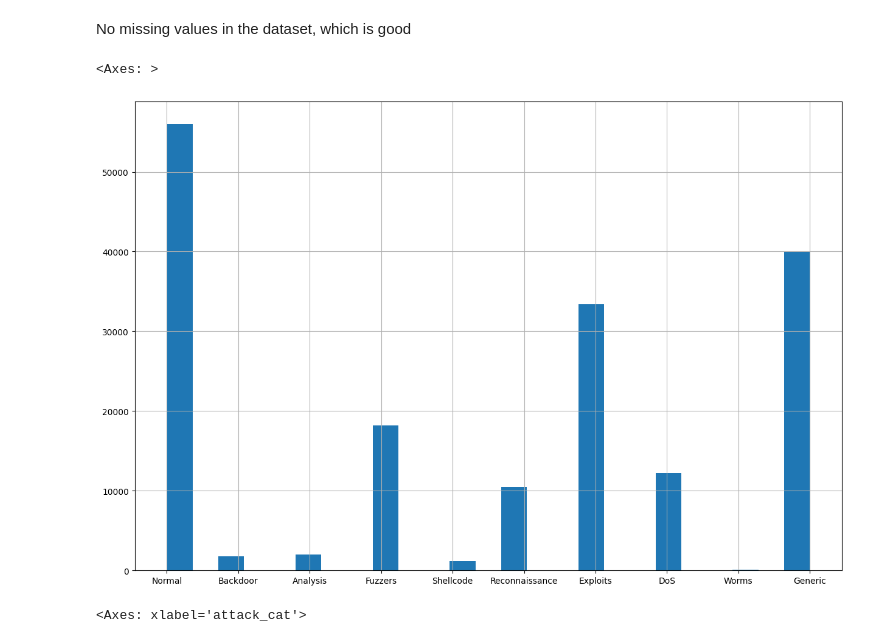
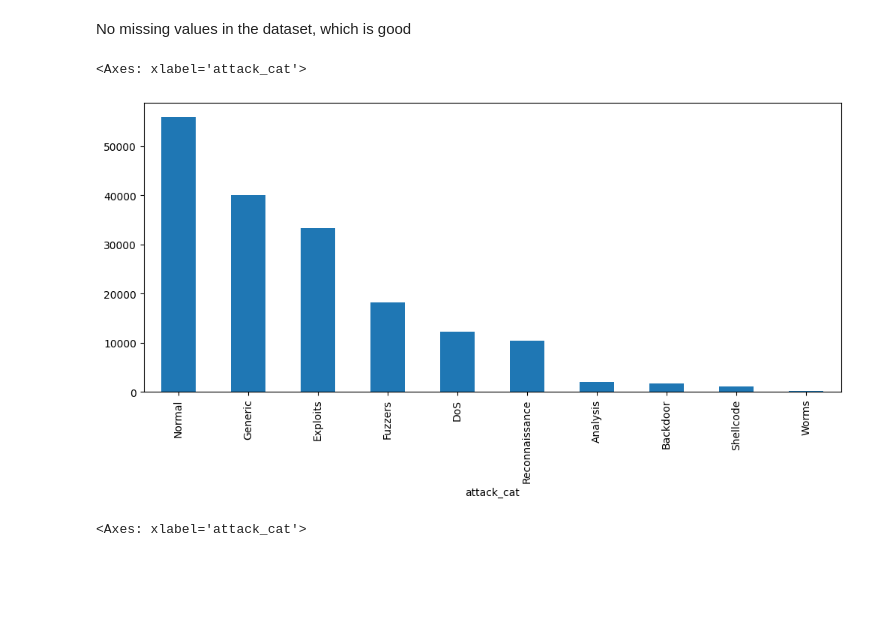
Before and after one commit to Ch3ddarr/dsb_capstone, a Jupyter notebook: 01_EDA.ipynb, the cells around one changed output. Saved outputs shown, nothing was run; the diff lists cells and outputs as text; code cells hidden in the pictures; blank space fills up the shorter version.

```diff
--- a/01_EDA.ipynb
+++ b/01_EDA.ipynb
@@ -121,8 +121,8 @@ No missing values in the dataset, which is good
 # %%
 # We can see that the majority of the attacks categories are exploits, fuzzers and DoS,
 # while Reconnaissance is also one of the bigger groups. Other than that we see
-train['attack_cat'].hist(figsize=(15,10), bins=25)
+train['attack_cat'].value_counts().plot(kind='bar', figsize=(12,5)) #.hist(figsize=(15,10), bins=25)
 # %% [output]
-<Axes: >
+<Axes: xlabel='attack_cat'>
-[figure, old version]
+[figure, new version]
 # %%
```
Also changed, not shown: parts of 12 cells of this notebook.
